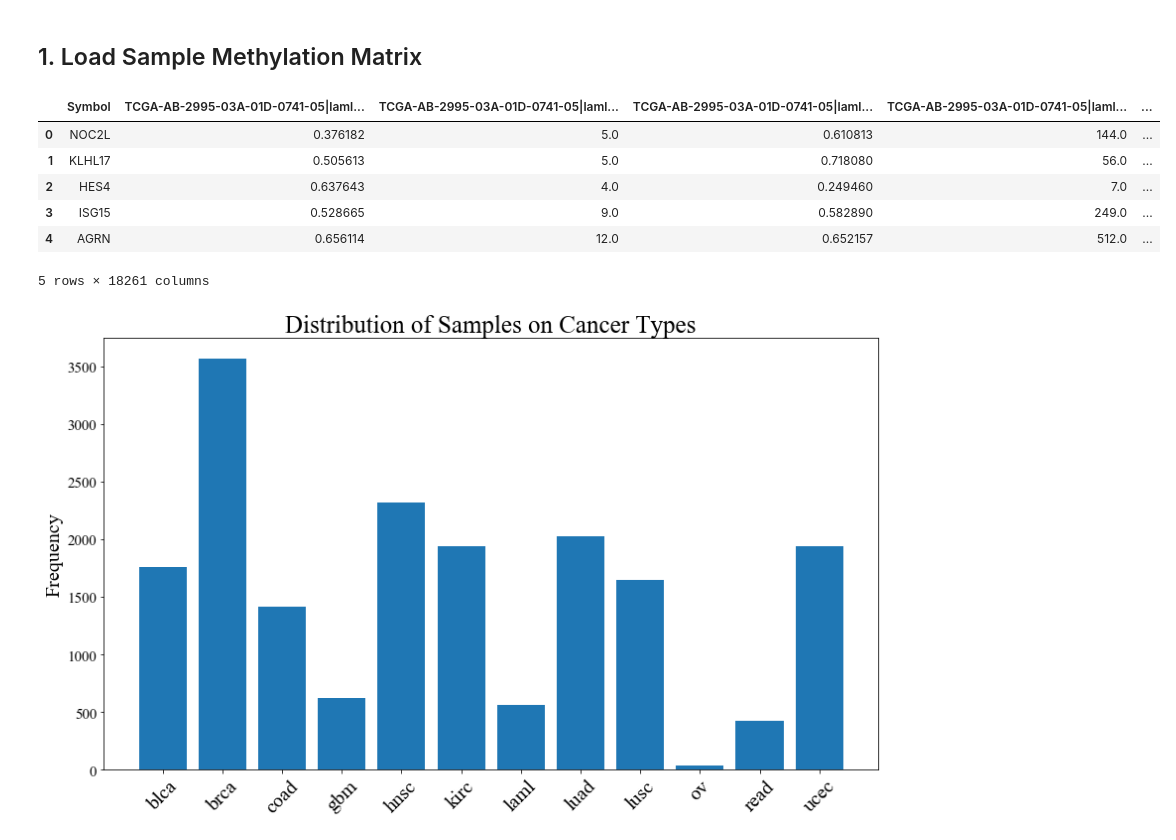
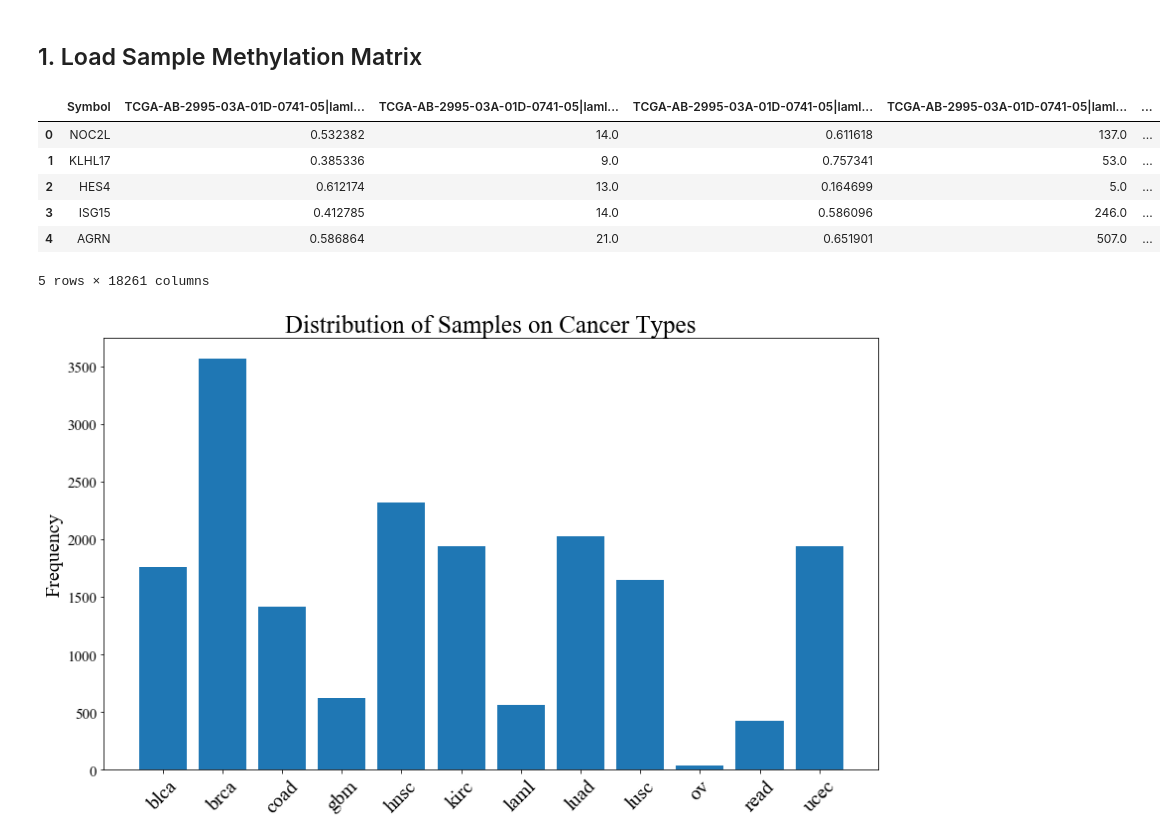
Before and after one commit to schulter/EMOGI, a Jupyter notebook: pancancer/methylation/build_methylation_container.ipynb, the cells around one changed output. Cells and saved outputs as stored; diff of their text form; code cells hidden in the pictures.

```diff
--- a/pancancer/methylation/build_methylation_container.ipynb
+++ b/pancancer/methylation/build_methylation_container.ipynb
@@ -11,16 +11,16 @@ import seaborn, h5py
 # %% [markdown]
 ## 1. Load Sample Methylation Matrix
 # %%
-meth_all_samples = pd.read_csv('../../data/pancancer/TCGA/methylation/methylation_sample_matrix_450.tsv',
+meth_all_samples = pd.read_csv('../../data/pancancer/TCGA/methylation/methylation_sample_matrix_450_1000bpprom.tsv',
                                sep='\t')
 meth_all_samples.head()
 # %% [output]
 |  | Symbol | TCGA-AB-2995-03A-01D-0741-05|laml... | TCGA-AB-2995-03A-01D-0741-05|laml... | TCGA-AB-2995-03A-01D-0741-05|laml... | TCGA-AB-2995-03A-01D-0741-05|laml... | ... |
-| 0 | NOC2L | 0.376182 | 5.0 | 0.610813 | 144.0 | ... |
-| 1 | KLHL17 | 0.505613 | 5.0 | 0.718080 | 56.0 | ... |
-| 2 | HES4 | 0.637643 | 4.0 | 0.249460 | 7.0 | ... |
-| 3 | ISG15 | 0.528665 | 9.0 | 0.582890 | 249.0 | ... |
-| 4 | AGRN | 0.656114 | 12.0 | 0.652157 | 512.0 | ... |
+| 0 | NOC2L | 0.532382 | 14.0 | 0.611618 | 137.0 | ... |
+| 1 | KLHL17 | 0.385336 | 9.0 | 0.757341 | 53.0 | ... |
+| 2 | HES4 | 0.612174 | 13.0 | 0.164699 | 5.0 | ... |
+| 3 | ISG15 | 0.412785 | 14.0 | 0.586096 | 246.0 | ... |
+| 4 | AGRN | 0.586864 | 21.0 | 0.651901 | 507.0 | ... |
 5 rows × 18261 columns
 # %%
 c_types = [n.split('|')[1] for n in meth_all_samples.columns[2:]]
```
Also changed, not shown: parts of 7 cells of this notebook, 2 other files.
